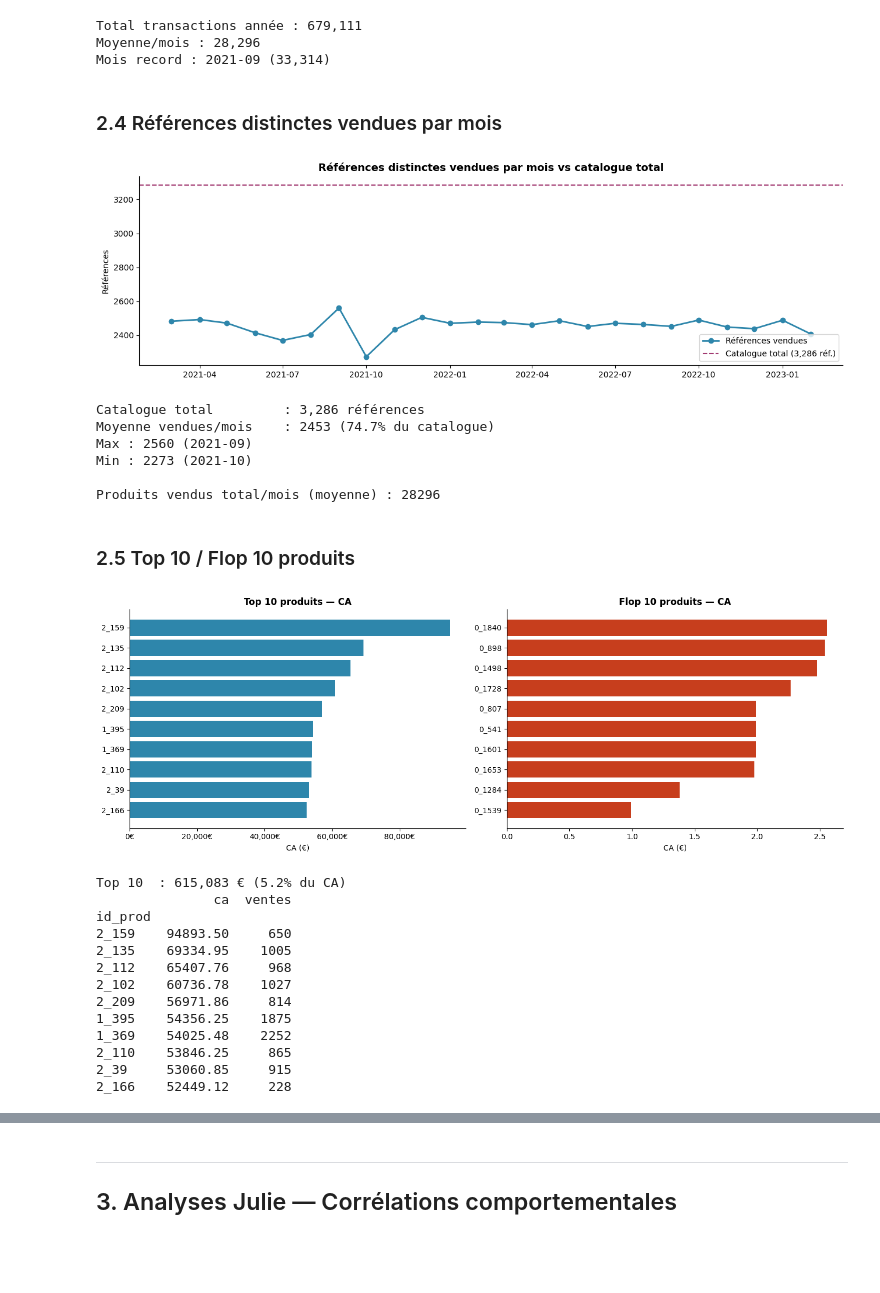
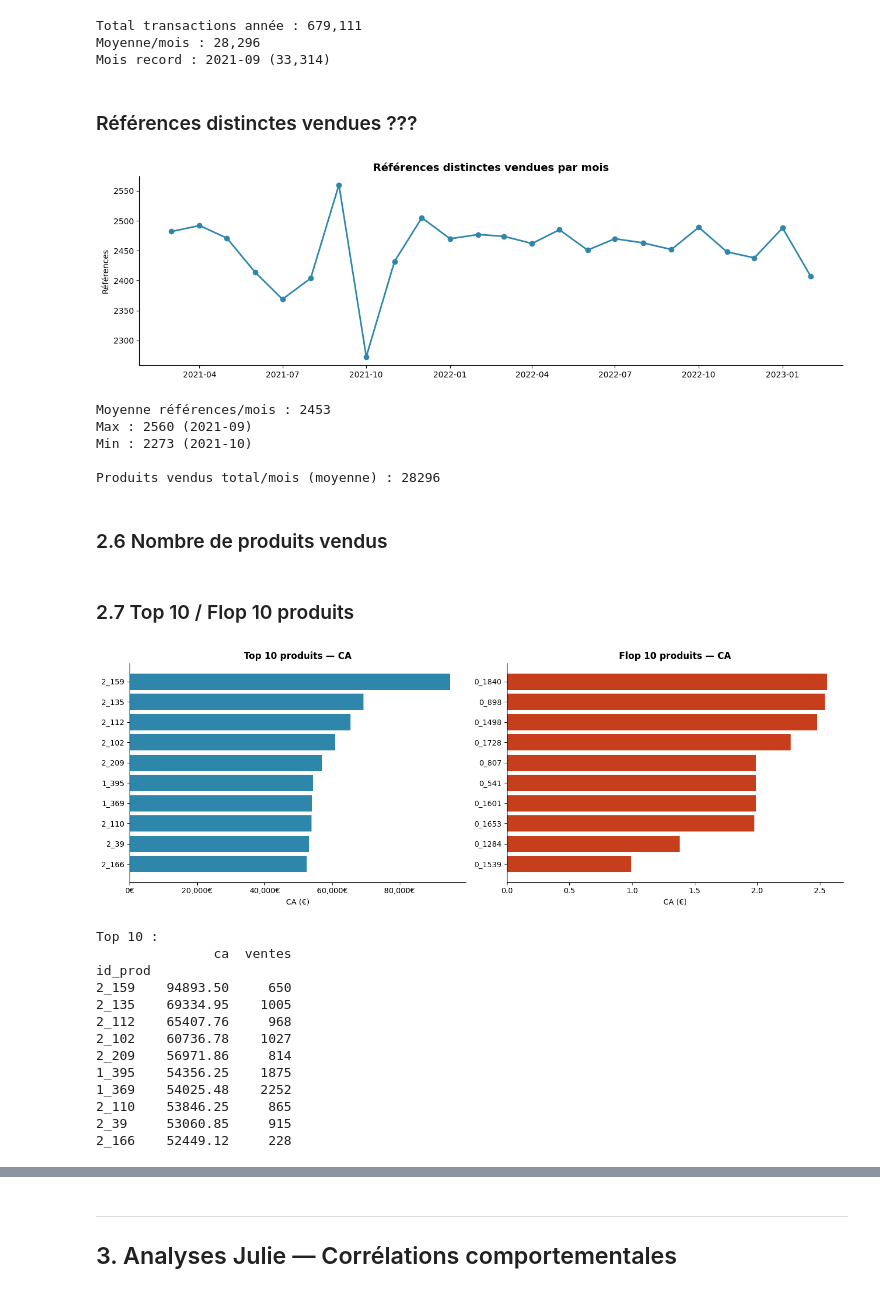
Before and after one commit to Elicesjo/PROJET-7-, a Jupyter notebook: projet9_lapage.ipynb, the cells around one changed output, grey strips where cells are left out. Saved outputs shown, nothing was run; the diff lists cells and outputs as text; code cells hidden in the pictures; blank space fills up the shorter version.

```diff
--- a/projet9_lapage.ipynb
+++ b/projet9_lapage.ipynb
@@ -407,54 +355,48 @@ Total transactions année : 679,111
 Moyenne/mois : 28,296
 Mois record : 2021-09 (33,314)
 # %% [markdown]
-### 2.4 Références distinctes vendues par mois
+###  Références distinctes vendues ???
 # %%
 refs_mois = tx.copy()
 refs_mois["year_month"] = refs_mois["date"].dt.to_period("M")
 refs_mois = refs_mois.groupby("year_month")["id_prod"].agg(
     n="nunique",
-    total="count").reset_index()
-
+    total="count"
+).reset_index()
 refs_mois["date"] = refs_mois["year_month"].dt.to_timestamp()
 
-total_catalogue = prod["id_prod"].nunique()
-
 fig, ax = plt.subplots(figsize=(13, 4))
-ax.plot(refs_mois["date"], refs_mois["n"], marker="o", color="#2E86AB", linewidth=2, label="Références vendues")
-ax.axhline(total_catalogue, color="#A23B72", linestyle="--", linewidth=1.5, label=f"Catalogue total ({total_catalogue:,} réf.)")
-ax.set_title("Références distinctes vendues par mois vs catalogue total", fontsize=13, fontweight="bold")
+ax.plot(refs_mois["date"], refs_mois["n"], marker="o", color="#2E86AB", linewidth=2)
+ax.set_title("Références distinctes vendues par mois", fontsize=13, fontweight="bold")
 ax.set_ylabel("Références")
-ax.legend()
 ax.spines["top"].set_visible(False)
 ax.spines["right"].set_visible(False)
 plt.tight_layout()
 plt.savefig(FIG_DIR / "05_references_par_mois.png")
 plt.show()
 
-print(f"Catalogue total         : {total_catalogue:,} références")
-print(f"Moyenne vendues/mois    : {refs_mois['n'].mean():.0f} ({refs_mois['n'].mean()/total_catalogue*100:.1f}% du catalogue)")
+print(f"Moyenne références/mois : {refs_mois['n'].mean():.0f}")
 print(f"Max : {refs_mois['n'].max()} ({refs_mois.loc[refs_mois['n'].idxmax(), 'year_month']})")
 print(f"Min : {refs_mois['n'].min()} ({refs_mois.loc[refs_mois['n'].idxmin(), 'year_month']})")
 print(f"\nProduits vendus total/mois (moyenne) : {refs_mois['total'].mean():.0f}")
 # %% [output]
-[figure, old version]
+[figure, new version]
-Catalogue total         : 3,286 références
-Moyenne vendues/mois    : 2453 (74.7% du catalogue)
+Moyenne références/mois : 2453
 Max : 2560 (2021-09)
 Min : 2273 (2021-10)
 
 Produits vendus total/mois (moyenne) : 28296
 # %% [markdown]
-### 2.5 Top 10 / Flop 10 produits
+### 2.6 Nombre de produits vendus
+# %% [markdown]
+### 2.7 Top 10 / Flop 10 produits
 # %%
-ca_prod = df_full.groupby("id_prod")["price"].agg(ca="sum", ventes="count").sort_values("ca", ascending=False)
+ca_prod = df.groupby("id_prod")["price"].agg(ca="sum", ventes="count").sort_values("ca", ascending=False)
 top10 = ca_prod.head(10)
 flop10 = ca_prod.tail(10).sort_values("ca")
 
-ca_total = df_full["price"].sum()
-top10_ca = top10["ca"].sum()
+fig, axes = plt.subplots(1, 2, figsize=(14, 5))
 
-fig, axes = plt.subplots(1, 2, figsize=(14, 5))
 axes[0].barh(top10.index[::-1], top10["ca"][::-1], color="#2E86AB")
 axes[0].set_title("Top 10 produits — CA", fontweight="bold")
 axes[0].set_xlabel("CA (€)")
@@ -472,11 +414,11 @@ plt.tight_layout()
 plt.savefig(FIG_DIR / "06_top_flop_produits.png")
 plt.show()
 
-print(f"Top 10  : {top10_ca:,.0f} € ({top10_ca/ca_total*100:.1f}% du CA)")
+print("Top 10 :")
 print(top10.to_string())
 # %% [output]
 [figure]
-Top 10  : 615,083 € (5.2% du CA)
+Top 10 :
                ca  ventes
 id_prod
 2_159    94893.50     650
```
Also changed, not shown: parts of 71 cells of this notebook.
